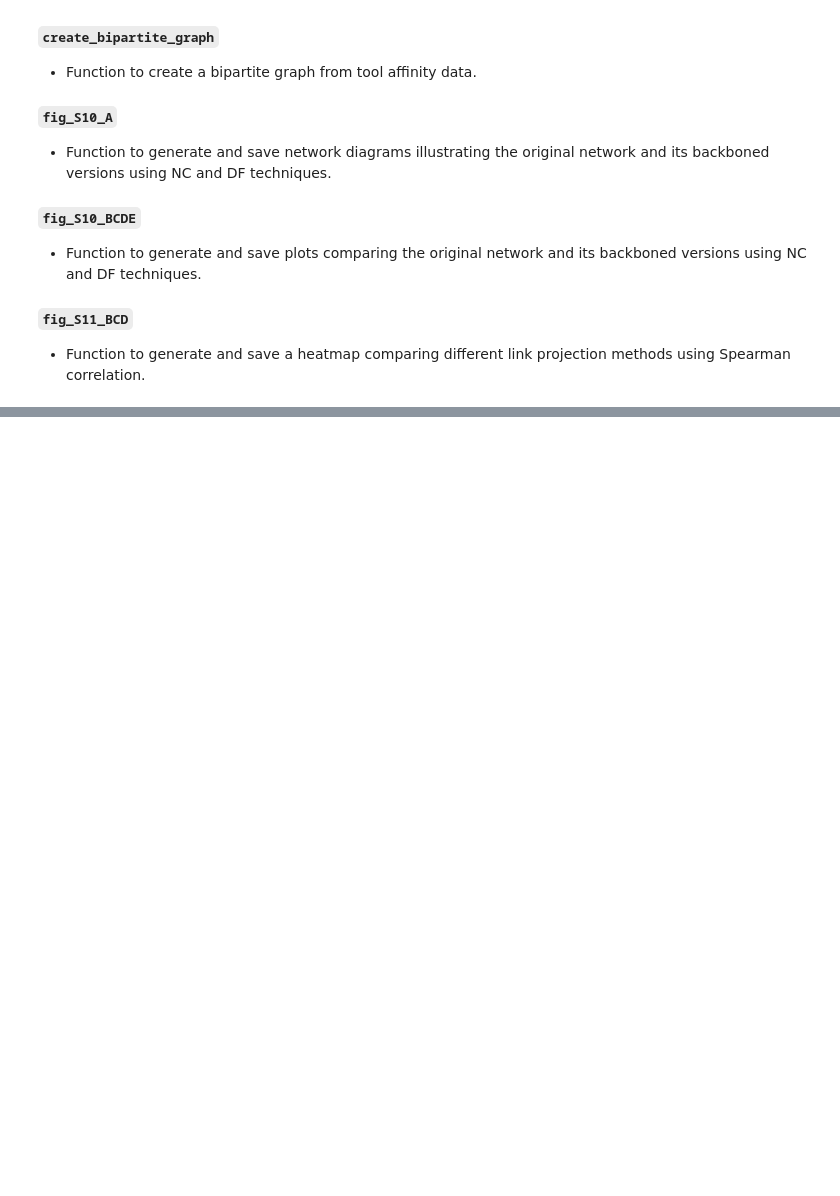
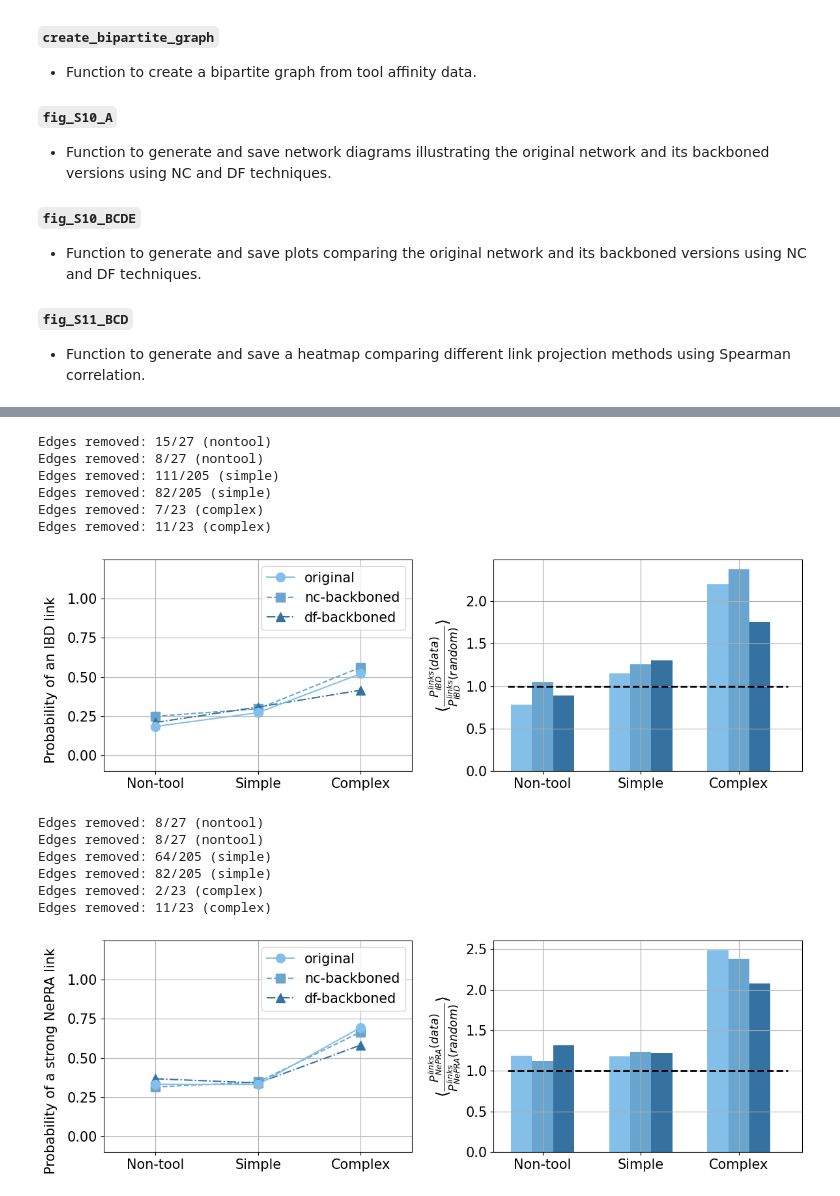
Before and after one commit to cassiegUZH/ChimpGeneCuture, a Jupyter notebook: social_network_analysis/SM_figS10_S11_diagrams.ipynb, the cells around one changed output, grey strips where cells are left out. Drawn from its saved outputs; the diff is of its cells as text; code cells hidden in the pictures; blank space fills up the shorter version.

```diff
--- a/social_network_analysis/SM_figS10_S11_diagrams.ipynb
+++ b/social_network_analysis/SM_figS10_S11_diagrams.ipynb
@@ -515,36 +517,51 @@ def fig_S10_BCDE(network, threshold_nc, threshold_df):
     ax[0].set_xlim(-0.5, 2.5)
     ax[0].set_ylim(-0.1, 1.25)
 
     ax[0].yaxis.set_minor_locator(ticker.MultipleLocator(0.25))
     ax[0].grid(which='both')
     ax[0].legend()
 
     #### ratio of edges to density
 
     x_ticks = np.arange(3)*1.4
 
     ax[1].bar(x_ticks-0.3, [da/density for da in real_count], width=0.3, color = color_list[0])
     ax[1].bar(x_ticks, [da/density for da in thresh_nc_count], width=0.3, color = color_list[1])
     ax[1].bar(x_ticks+0.3, [da/density for da in thresh_df_count], width=0.3, color = color_list[2])
 
     ax[1].hlines(1, -0.5, 2.5*1.4, linestyle='--', color='black', linewidth=2)
 
     ax[1].set_xticks(x_ticks, ['Non-tool', 'Simple', 'Complex'], fontsize=text_font)
 
     ax[1].yaxis.set_minor_locator(ticker.MultipleLocator(0.5))
     ax[1].grid(which='both')
 
 
     ax[1].set_ylabel(rf'$\langle \frac{{P_{{{network}}}^{{links}}(data)}}{{P_{{{network}}}^{{links}}(random)}} \rangle$', fontsize=text_font+3)
 
 
     plt.tight_layout()
-    plt.savefig(fig_path+f'fig_S10_BCDE_{network}.png', dpi=300, format='png', bbox_inches='tight')
+    # plt.savefig(fig_path+f'fig_S10_BCDE_{network}.png', dpi=300, format='png', bbox_inches='tight')
     plt.show()
     plt.close()
 
-# fig_S10_BCDE(network='IBD', threshold_nc=0.3, threshold_df=0.5)
-# fig_S10_BCDE(network='NePRA', threshold_nc=0.05, threshold_df=0.5)
+fig_S10_BCDE(network='IBD', threshold_nc=0.3, threshold_df=0.5)
+fig_S10_BCDE(network='NePRA', threshold_nc=0.05, threshold_df=0.5)
+# %% [output]
+Edges removed: 15/27 (nontool)
+Edges removed: 8/27 (nontool)
+Edges removed: 111/205 (simple)
+Edges removed: 82/205 (simple)
+Edges removed: 7/23 (complex)
+Edges removed: 11/23 (complex)
+[figure, added]
+Edges removed: 8/27 (nontool)
+Edges removed: 8/27 (nontool)
+Edges removed: 64/205 (simple)
+Edges removed: 82/205 (simple)
+Edges removed: 2/23 (complex)
+Edges removed: 11/23 (complex)
+[figure, added]
 # %%
 def fig_S11_BCD(aff):
     """
```
Also changed, not shown: parts of 3 cells of this notebook, 10 other files.
